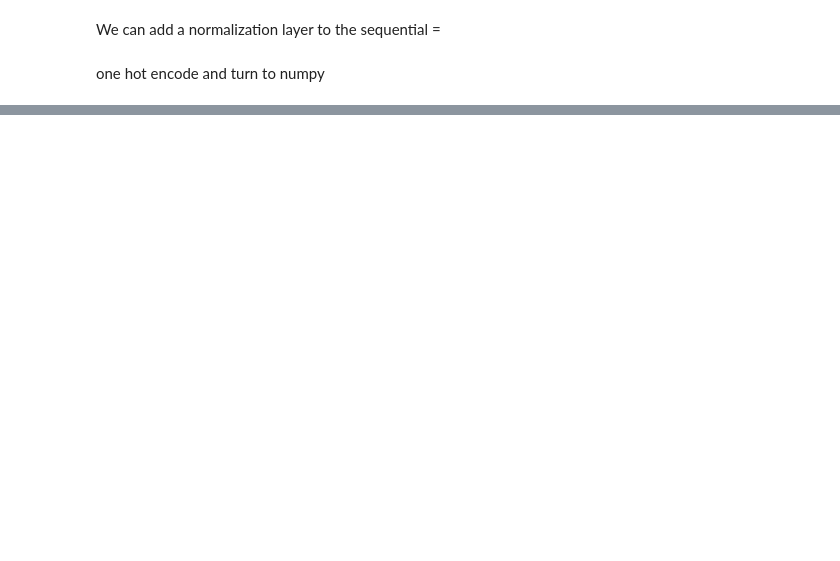
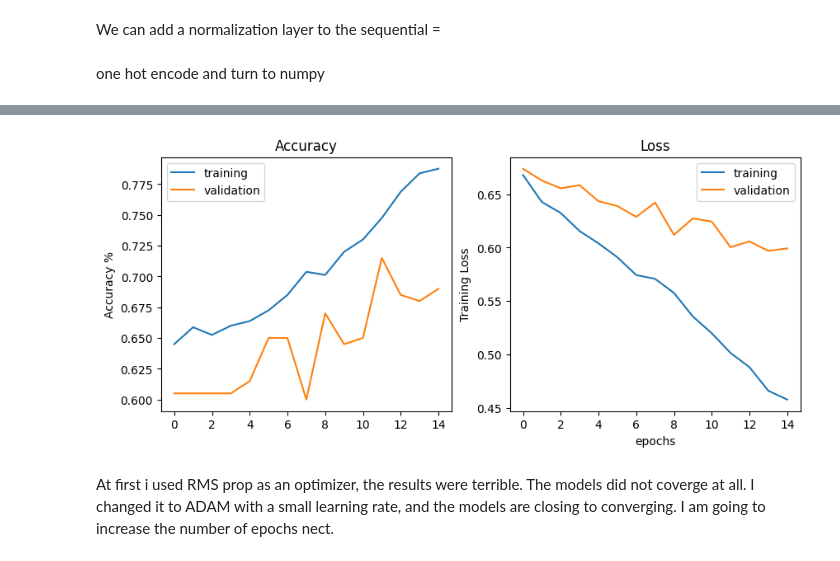
Before and after one commit to ElijahChesnut26/MLLab6, a Jupyter notebook: MLLab6.ipynb, the cells around one changed output, grey strips where cells are left out. Cells and saved outputs as stored; diff of their text form; code cells hidden in the pictures; blank space fills up the shorter version.

```diff
--- a/MLLab6.ipynb
+++ b/MLLab6.ipynb
@@ -243,3 +248,28 @@ Epoch 15/15
+# %%
+plt.figure(figsize=(10,4))
+plt.subplot(1,2,1)
+plt.plot(history.history['accuracy'], label='training')
+
+plt.ylabel('Accuracy %')
+plt.title('Training')
+plt.plot(history.history['val_accuracy'], label='validation')
+plt.title('Accuracy')
+plt.legend()
+
+plt.subplot(1,2,2)
+plt.plot(history.history['loss'], label='training')
+plt.ylabel('Training Loss')
+plt.xlabel('epochs')
+
+plt.plot(history.history['val_loss'], label='validation')
+plt.xlabel('epochs')
+plt.title('Loss')
+plt.legend()
+plt.show()
+# %% [output]
+[figure, added]
+# %% [markdown]
+At first i used RMS prop as an optimizer, the results were terrible. The models did not coverge at all. I changed it to ADAM with a small learning rate, and the models are closing to converging. I am going to increase the number of epochs nect.
 # %%
 summarize_net(cnn2, X_test, y_test, title_text='Using Exp.+Reg.+Init.:')
 # %% [output]
```
Also changed, not shown: parts of 13 cells of this notebook, 1 other file.
